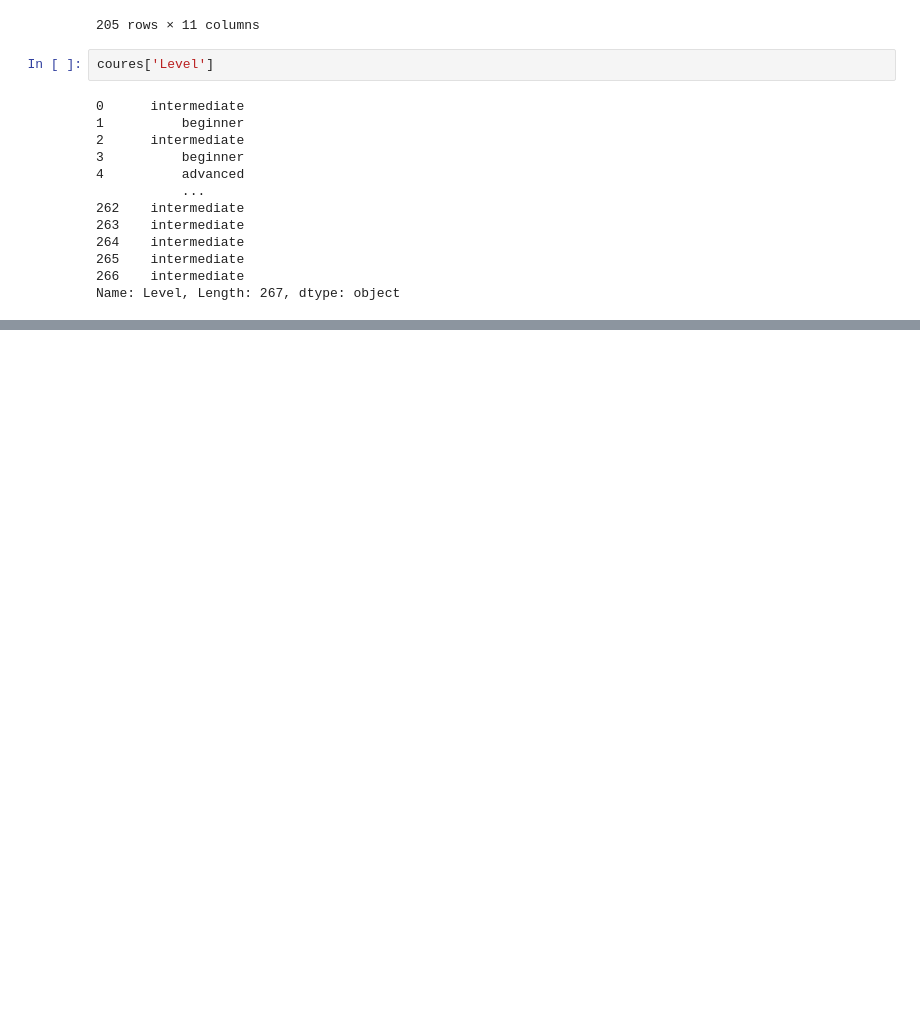
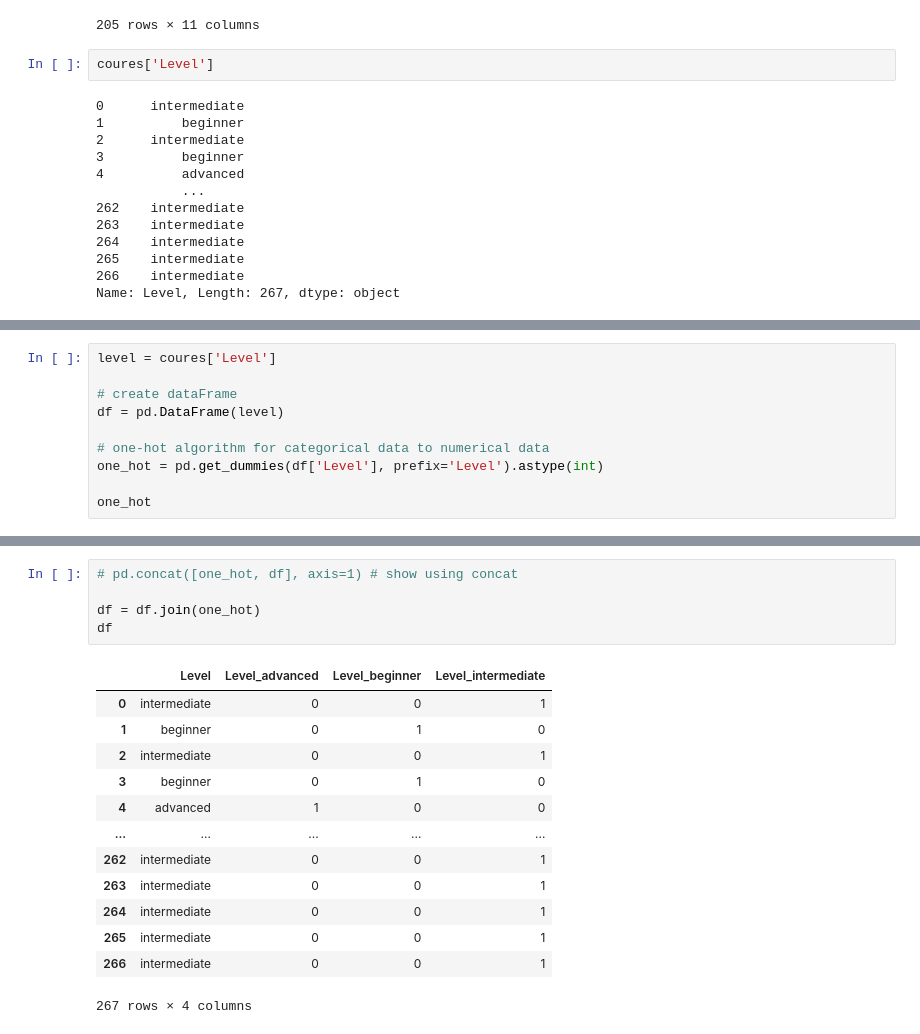
Before and after one commit to Shahriar201/Machine-Learning-Practices, a Jupyter notebook: course_catalog_selfstudy.ipynb, the cells around one changed output, grey strips where cells are left out. Cells and saved outputs as stored; diff of their text form; blank space fills up the shorter version.

Commit message:
apply one-hot algo for categorical to numerical data

```diff
--- a/course_catalog_selfstudy.ipynb
+++ b/course_catalog_selfstudy.ipynb
@@ -309,0 +312,10 @@ Name: Level, Length: 267, dtype: object
+# %%
+level = coures['Level']
+
+# create dataFrame
+df = pd.DataFrame(level)
+
+# one-hot algorithm for categorical data to numerical data
+one_hot = pd.get_dummies(df['Level'], prefix='Level').astype(int)
+
+one_hot
@@ -309,0 +336,19 @@ Name: Level, Length: 267, dtype: object
+# %%
+# pd.concat([one_hot, df], axis=1) # show using concat
+
+df = df.join(one_hot)
+df
+# %% [output]
+|  | Level | Level_advanced | Level_beginner | Level_intermediate |
+| 0 | intermediate | 0 | 0 | 1 |
+| 1 | beginner | 0 | 1 | 0 |
+| 2 | intermediate | 0 | 0 | 1 |
+| 3 | beginner | 0 | 1 | 0 |
+| 4 | advanced | 1 | 0 | 0 |
+| ... | ... | ... | ... | ... |
+| 262 | intermediate | 0 | 0 | 1 |
+| 263 | intermediate | 0 | 0 | 1 |
+| 264 | intermediate | 0 | 0 | 1 |
+| 265 | intermediate | 0 | 0 | 1 |
+| 266 | intermediate | 0 | 0 | 1 |
+267 rows × 4 columns
```
Also changed, not shown: parts of 2 cells of this notebook.
